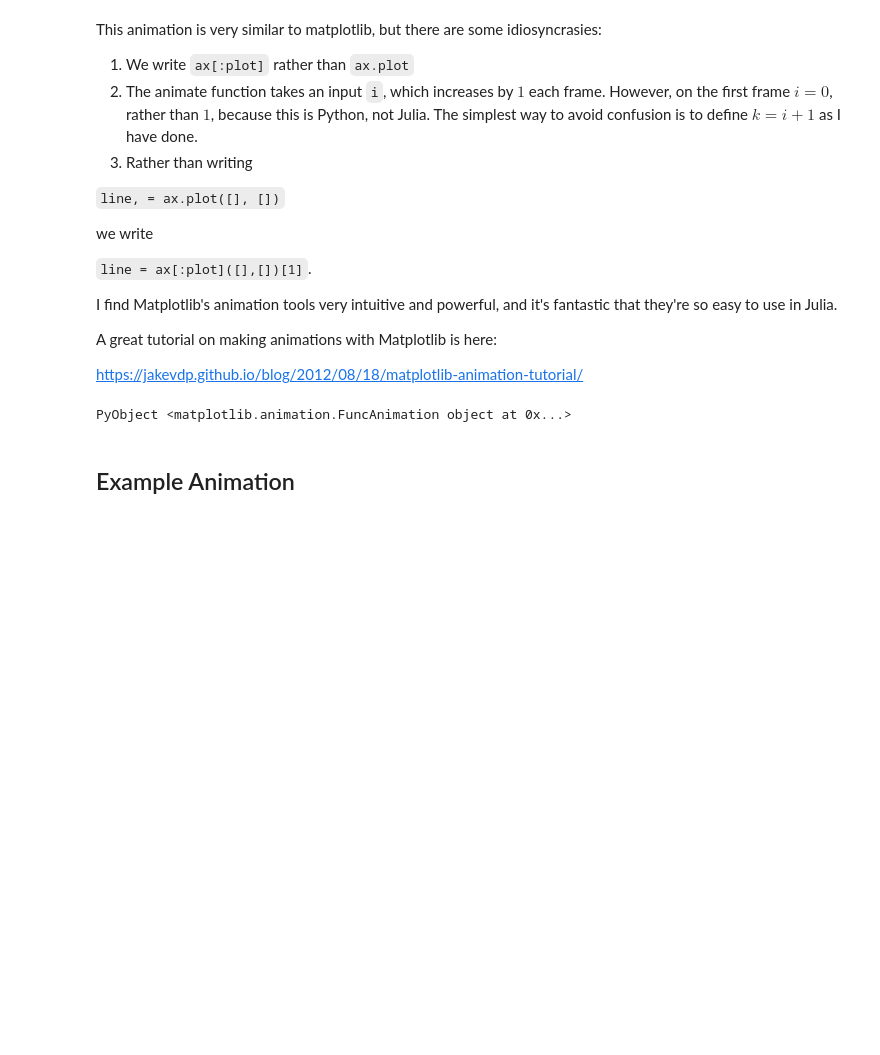
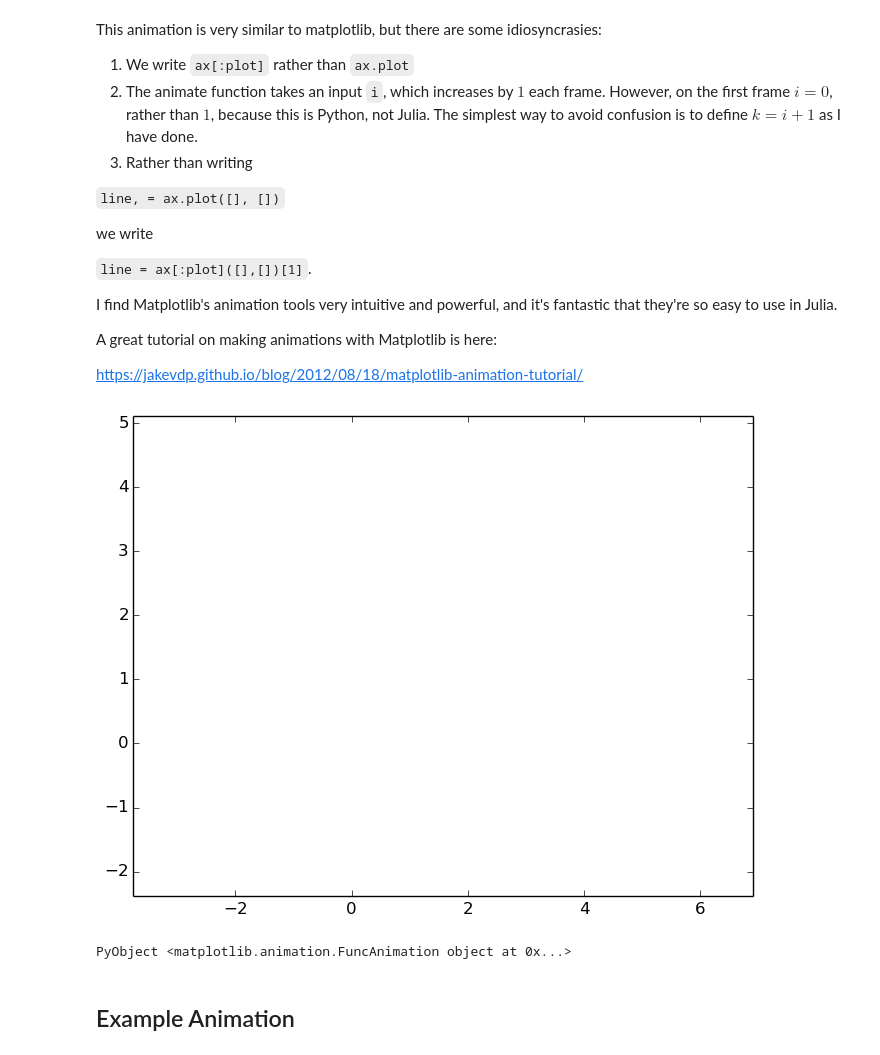
Before and after one commit to tom26/JuliaFun, a Jupyter notebook: 2D 3-Body Problem.ipynb, the cells around one changed output. Cells and saved outputs as stored; diff of their text form; code cells hidden in the pictures; blank space fills up the shorter version.

Commit message:
Second Attempt at Inline Plots

```diff
--- a/2D 3-Body Problem.ipynb
+++ b/2D 3-Body Problem.ipynb
@@ -146,6 +149,9 @@ A great tutorial on making animations with Matplotlib is here:
 
 https://jakevdp.github.io/blog/2012/08/18/matplotlib-animation-tutorial/
 # %%
+#Use External Viewer for Animation
+pygui(true)
+
 #Find Axis Limits
 xmin = minimum([r1x,r2x,r3x])
 xmax = maximum([r1x,r2x,r3x])
@@ -178,33 +184,34 @@ function init()
     p1[:set_data]([],[])
     p2[:set_data]([],[])
     p3[:set_data]([],[])
     return (line1,line2,line3,p1,p2,p3,None)
 end
 
 step = 15
 function animate(i)
     k = i + 1
     global line1
     global line2
     global line3
     global p1
     global p2
     global p3
     line1[:set_data](r1x[max(1,step*(k-50)):(step*k)],r1y[max(1,step*(k-50)):(step*k)])
     line2[:set_data](r2x[max(1,step*(k-50)):(step*k)],r2y[max(1,step*(k-50)):(step*k)])
     line3[:set_data](r3x[max(1,step*(k-50)):(step*k)],r3y[max(1,step*(k-50)):(step*k)])
     p1[:set_data]([r1x[step*k]],r1y[step*k])
     p2[:set_data]([r2x[step*k]],r2y[step*k])
     p3[:set_data]([r3x[step*k]],r3y[step*k])
     return (line1,line2,line3,None)
 end
 
 #Call the animator.
 myanim = anim.FuncAnimation(fig, animate, init_func=init, frames=ifloor(length(t)/step), interval=20)
 
 #This will require ffmpeg or equivalent.
 #myanim[:save]("3Body2D.mp4", bitrate=-1, extra_args=["-vcodec", "libx264", "-pix_fmt", "yuv420p"])
 # %% [output]
+[figure, added]
 PyObject <matplotlib.animation.FuncAnimation object at 0x...>
 # %% [markdown]
 ## Example Animation
```
Also changed, not shown: parts of 2 cells of this notebook, 1 other file.
